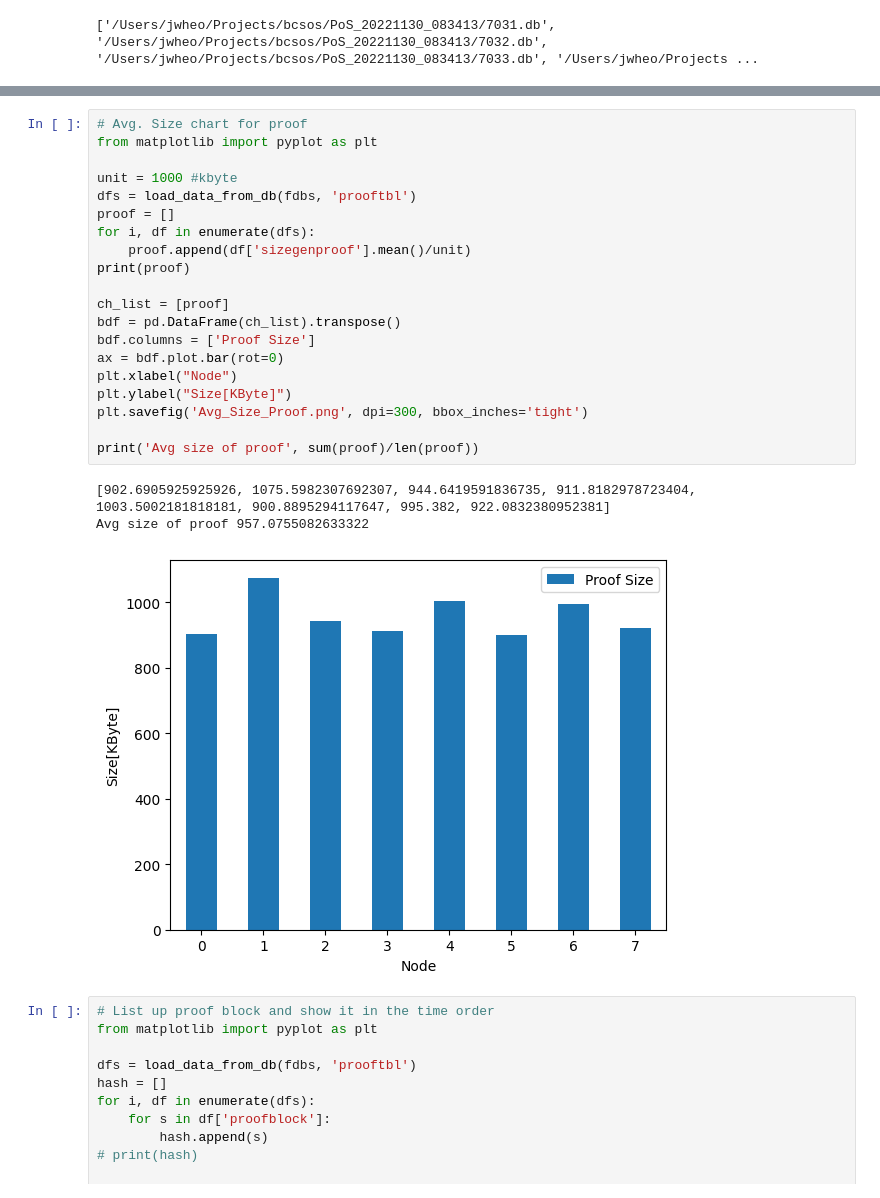
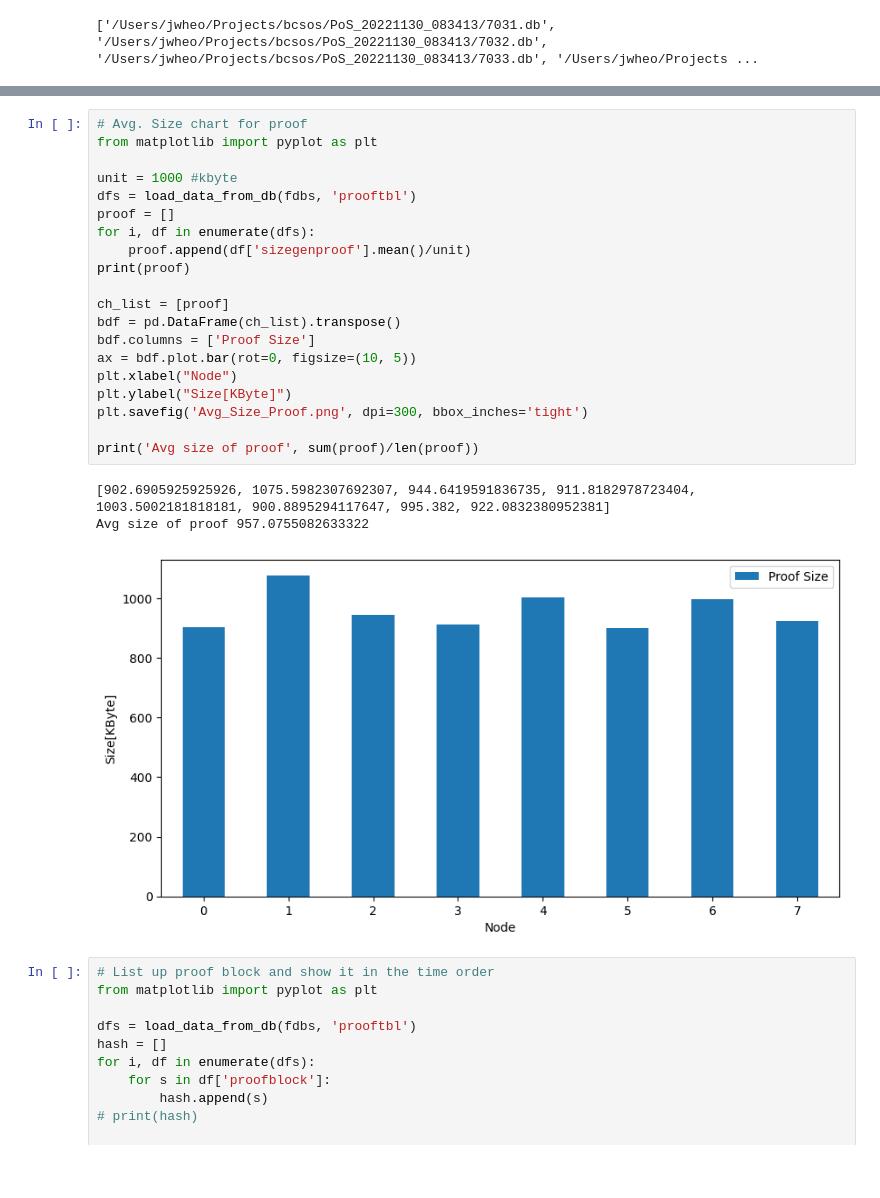
Before and after one commit to JunwookHeo/bcsos, a Jupyter notebook: python_utils/VisualPoS.ipynb, the cells around one changed output, grey strips where cells are left out. Drawn from its saved outputs; the diff is of its cells as text; blank space fills up the shorter version.

```diff
--- a/python_utils/VisualPoS.ipynb
+++ b/python_utils/VisualPoS.ipynb
@@ -155,27 +155,27 @@ Avg Verif Back[msec] 667.5725862710237
 # %%
 # Avg. Size chart for proof
 from matplotlib import pyplot as plt
 
 unit = 1000 #kbyte
 dfs = load_data_from_db(fdbs, 'prooftbl')
 proof = []
 for i, df in enumerate(dfs):
     proof.append(df['sizegenproof'].mean()/unit)
 print(proof)
 
 ch_list = [proof]
 bdf = pd.DataFrame(ch_list).transpose()
 bdf.columns = ['Proof Size']
-ax = bdf.plot.bar(rot=0)
+ax = bdf.plot.bar(rot=0, figsize=(10, 5))
 plt.xlabel("Node")
 plt.ylabel("Size[KByte]")
 plt.savefig('Avg_Size_Proof.png', dpi=300, bbox_inches='tight')
 
 print('Avg size of proof', sum(proof)/len(proof))
 # %% [output]
 [902.6905925925926, 1075.5982307692307, 944.6419591836735, 911.8182978723404, 1003.5002181818181, 900.8895294117647, 995.382, 922.0832380952381]
 Avg size of proof 957.0755082633322
-[figure, old version]
+[figure, new version]
 # %%
 # List up proof block and show it in the time order
 from matplotlib import pyplot as plt
```
Also changed, not shown: parts of 3 cells of this notebook, 1 other file.
